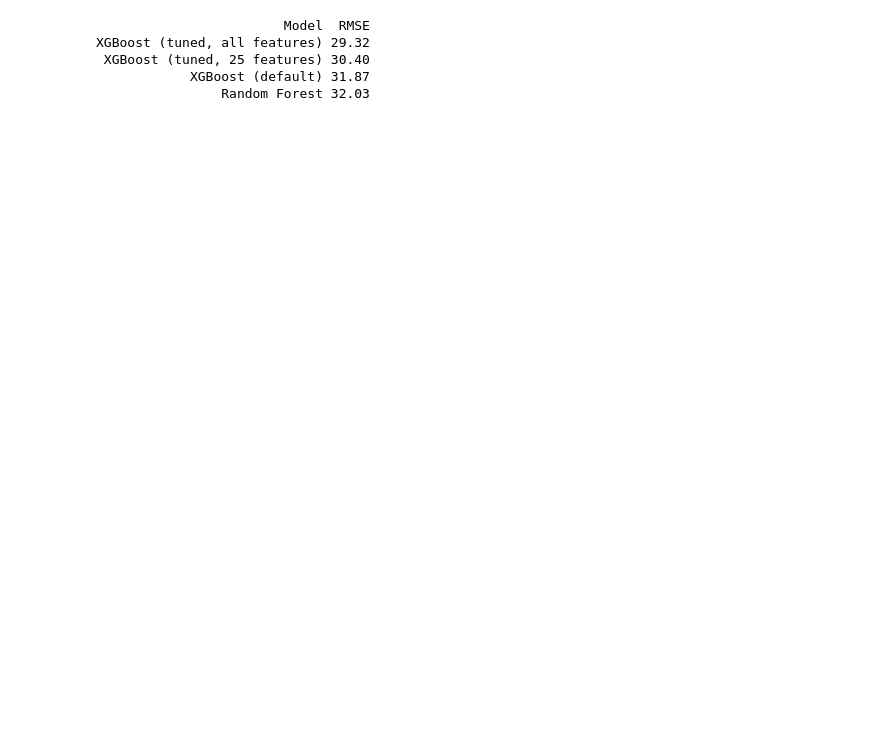
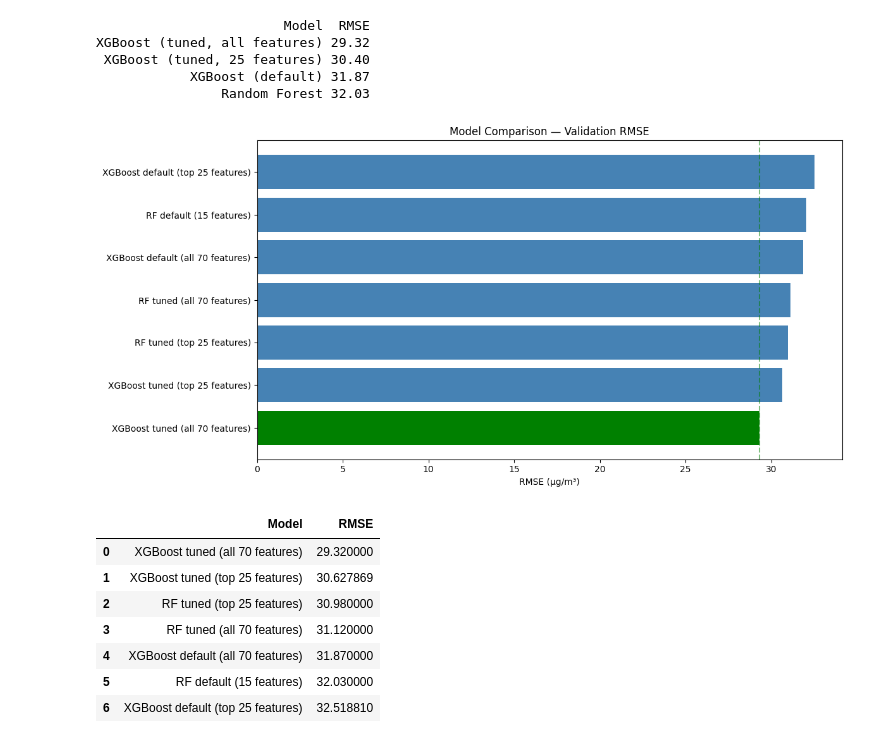
Before and after one commit to flyingpinguu/air_pollution_mlproject, a Jupyter notebook: XGBoost.ipynb, the cells around one changed output. Cells and saved outputs as stored; diff of their text form; code cells hidden in the pictures; blank space fills up the shorter version.

Commit message:
Update XGBoost and Random Forest notebooks with tuning and error plots

```diff
--- a/XGBoost.ipynb
+++ b/XGBoost.ipynb
@@ -54,12 +54,12 @@ plt.show()
 Skewness: 2.09
 [figure]
 # %%
-#Use XGBoostRegressor to fit the train set and calculate the top 25 best features
+#Use XGBoostRegressor to fit the train set using all 70 features & predicting top 25
 
 xgb = XGBRegressor(n_estimators=100, random_state=42, n_jobs=-1)
 xgb.fit(X_tr, y_tr_log)
 
-xgb_importance = pd.Series(xgb.feature_importance_, index=X_tr.columns)
+xgb_importance = pd.Series(xgb.feature_importances_, index=X_tr.columns)
 xgb_importance = xgb_importance.sort_values(ascending=False)
 
 print("Top 25 features by XGBoost:")
@@ -197,3 +203,49 @@ XGBoost (tuned, all features) 29.32
  XGBoost (tuned, 25 features) 30.40
             XGBoost (default) 31.87
                 Random Forest 32.03
+# %%
+results = pd.DataFrame({
+    'Model': [
+        'RF default (15 features)',
+        'RF tuned (all 70 features)',
+        'RF tuned (top 25 features)',
+        'XGBoost default (all 70 features)',
+        'XGBoost default (top 25 features)',
+        'XGBoost tuned (all 70 features)',
+        'XGBoost tuned (top 25 features)',
+    ],
+    'RMSE': [
+        32.03,          # from random_forest.ipynb
+        31.12,     # from random_forest.ipynb — replace with number if not defined
+        30.98,     # from random_forest.ipynb — replace with number if not defined
+        31.87,          # xgb default all features
+        rmse_xgb_25,
+        29.32,          # xgb tuned all features
+        rmse_xgb_tuned_25,
+    ]
+})
+
+results = results.sort_values('RMSE').reset_index(drop=True)
+
+# Plot
+plt.figure(figsize=(12, 6))
+colors = ['green' if r == results['RMSE'].min() else 'steelblue' for r in results['RMSE']]
+plt.barh(results['Model'], results['RMSE'], color=colors)
+plt.xlabel('RMSE (µg/m³)')
+plt.title('Model Comparison — Validation RMSE')
+plt.axvline(x=results['RMSE'].min(), color='green', linestyle='--', alpha=0.5)
+plt.tight_layout()
+plt.show()
+
+# Print table
+results.style.highlight_min(subset=['RMSE'], color='lightgreen')
+# %% [output]
+[figure, added]
+|  | Model | RMSE |
+| 0 | XGBoost tuned (all 70 features) | 29.320000 |
+| 1 | XGBoost tuned (top 25 features) | 30.627869 |
+| 2 | RF tuned (top 25 features) | 30.980000 |
+| 3 | RF tuned (all 70 features) | 31.120000 |
+| 4 | XGBoost default (all 70 features) | 31.870000 |
+| 5 | RF default (15 features) | 32.030000 |
+| 6 | XGBoost default (top 25 features) | 32.518810 |
```
Also changed, not shown: parts of 5 cells of this notebook, 1 other file.
